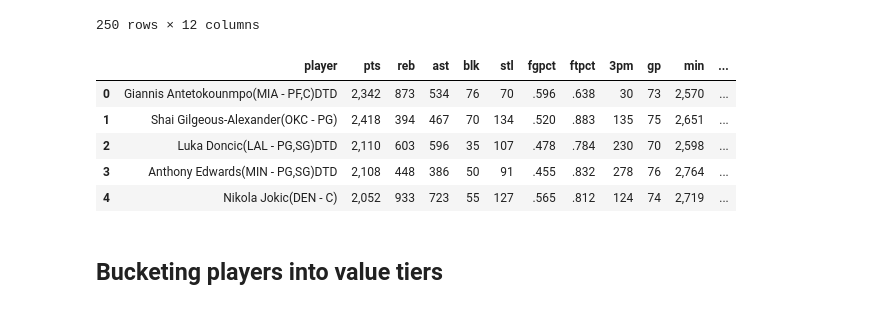
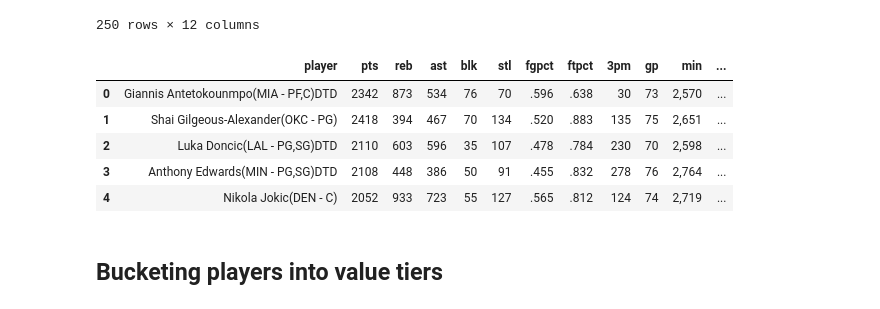
Before and after one commit to boon-man/nba_modeling, a Jupyter notebook: run_model.ipynb, the cells around one changed output. Cells and saved outputs as stored; diff of their text form; code cells hidden in the pictures.

```diff
--- a/run_model.ipynb
+++ b/run_model.ipynb
@@ -81,6 +83,10 @@ END_YEAR = 2024
 PRED_YEAR = END_YEAR + 1
 SEED = 320077
 
+# Selecting the fantasy scoring format used for BOTH the model target and the FantasyPros
+# projections (see config.SCORING_MAPS). Change the key to switch league formats.
+SCORING_MAP = SCORING_MAPS["UD"]
+
 # Defining player pool sizes for each position group
 player_pool = (ROSTER_SIZE * LEAGUE_SIZE) * BONUS_PLAYER_POOL_MULT
 g_pool = round(player_pool * G_SPLIT, 0)
@@ -448,10 +453,11 @@ def _extract_first_position(player_str):
             return positions[0].strip()
     return None
 
-def prepare_fantasypros_df() -> pd.DataFrame:
+def prepare_fantasypros_df(scoring_map) -> pd.DataFrame:
     """
-    Scrape FantasyPros overall rankings and produce a cleaned dataframe
-    with a `player_name_clean` column ready to join.
+    Scrape FantasyPros overall projections and produce a cleaned dataframe with a
+    `player_name_clean` column ready to join, plus a `projected_fantasy_points` column
+    computed from the same scoring map used for the model target.
     """
     fp_raw = scrape_fp_projections(FANTASYPROS_URL)
 
@@ -482,6 +488,17 @@ def prepare_fantasypros_df() -> pd.DataFrame:
     if "NAME_OVERRIDES" in globals():
         fp["player_name_clean"] = fp["player_name_clean"].replace(NAME_OVERRIDES)
 
+    # Align the turnover column to the model's naming ('to' -> 'tov') and coerce the
+    # scoring stats to numeric (projection values arrive as strings, some with commas)
+    fp = fp.rename(columns={"to": "tov"})
+    for stat_col in scoring_map:
+        fp[stat_col] = pd.to_numeric(
+            fp[stat_col].astype(str).str.replace(",", "", regex=False), errors="coerce"
+        )
+
+    # Projected fantasy points using the same scoring map as the model target
+    fp["projected_fantasy_points"] = score_fantasy_points(fp, scoring_map)
+
     # Try to identify a rank column and standardize its name
     rank_col_candidates = [c for c in fp.columns if "rank" in c or c == "rk"]
     if rank_col_candidates:
@@ -526,10 +541,10 @@ FANTASYPROS_URL = 'https://www.fantasypros.com/nba/projections/overall.php'
 # %%
-fp_df = prepare_fantasypros_df()
+fp_df = prepare_fantasypros_df(SCORING_MAP)
 fp_df.head()
 # %% [output]
 |  | player | pts | reb | ast | blk | stl | fgpct | ftpct | 3pm | gp | min | ... |
-| 0 | Giannis Antetokounmpo(MIA - PF,C)DTD | 2,342 | 873 | 534 | 76 | 70 | .596 | .638 | 30 | 73 | 2,570 | ... |
-| 1 | Shai Gilgeous-Alexander(OKC - PG) | 2,418 | 394 | 467 | 70 | 134 | .520 | .883 | 135 | 75 | 2,651 | ... |
-| 2 | Luka Doncic(LAL - PG,SG)DTD | 2,110 | 603 | 596 | 35 | 107 | .478 | .784 | 230 | 70 | 2,598 | ... |
-| 3 | Anthony Edwards(MIN - PG,SG)DTD | 2,108 | 448 | 386 | 50 | 91 | .455 | .832 | 278 | 76 | 2,764 | ... |
-| 4 | Nikola Jokic(DEN - C) | 2,052 | 933 | 723 | 55 | 127 | .565 | .812 | 124 | 74 | 2,719 | ... |
+| 0 | Giannis Antetokounmpo(MIA - PF,C)DTD | 2342 | 873 | 534 | 76 | 70 | .596 | .638 | 30 | 73 | 2,570 | ... |
+| 1 | Shai Gilgeous-Alexander(OKC - PG) | 2418 | 394 | 467 | 70 | 134 | .520 | .883 | 135 | 75 | 2,651 | ... |
+| 2 | Luka Doncic(LAL - PG,SG)DTD | 2110 | 603 | 596 | 35 | 107 | .478 | .784 | 230 | 70 | 2,598 | ... |
+| 3 | Anthony Edwards(MIN - PG,SG)DTD | 2108 | 448 | 386 | 50 | 91 | .455 | .832 | 278 | 76 | 2,764 | ... |
+| 4 | Nikola Jokic(DEN - C) | 2052 | 933 | 723 | 55 | 127 | .565 | .812 | 124 | 74 | 2,719 | ... |
```
Also changed, not shown: parts of 9 cells of this notebook, 4 other files.
